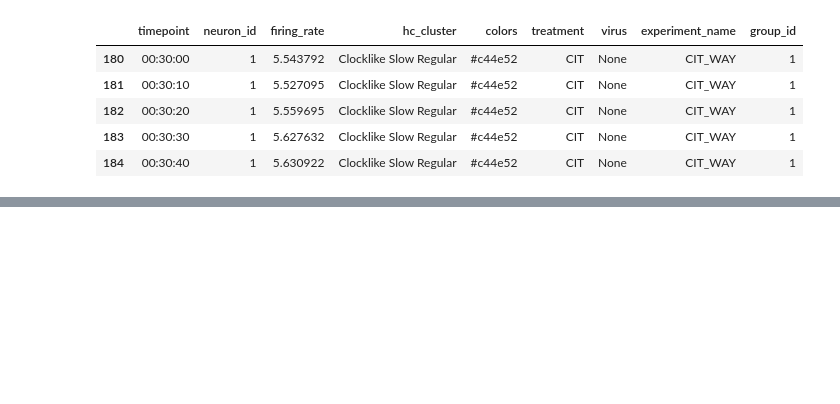
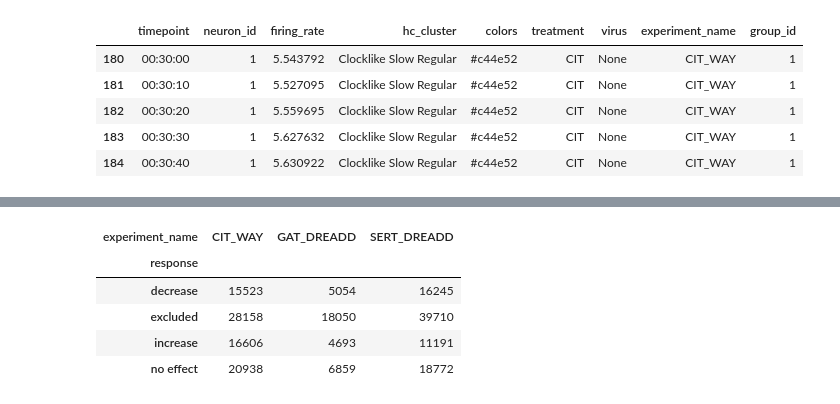
Before and after one commit to Ruairi-osul/ephys, a Jupyter notebook: coersion/coerse.ipynb, the cells around one changed output, grey strips where cells are left out. Saved outputs shown, nothing was run; the diff lists cells and outputs as text; code cells hidden in the pictures; blank space fills up the shorter version.

```diff
--- a/coersion/coerse.ipynb
+++ b/coersion/coerse.ipynb
@@ -153,0 +187,10 @@ plt.show()
+# %%
+df.pivot_table(index='response', columns='experiment_name', values='neuron_id',
+              aggfunc='count')
+# %% [output]
+| experiment_name | CIT_WAY | GAT_DREADD | SERT_DREADD |
+| response |  |  |  |
+| decrease | 15523 | 5054 | 16245 |
+| excluded | 28158 | 18050 | 39710 |
+| increase | 16606 | 4693 | 11191 |
+| no effect | 20938 | 6859 | 18772 |
```
Also changed, not shown: parts of 13 cells of this notebook, 13 other files.
